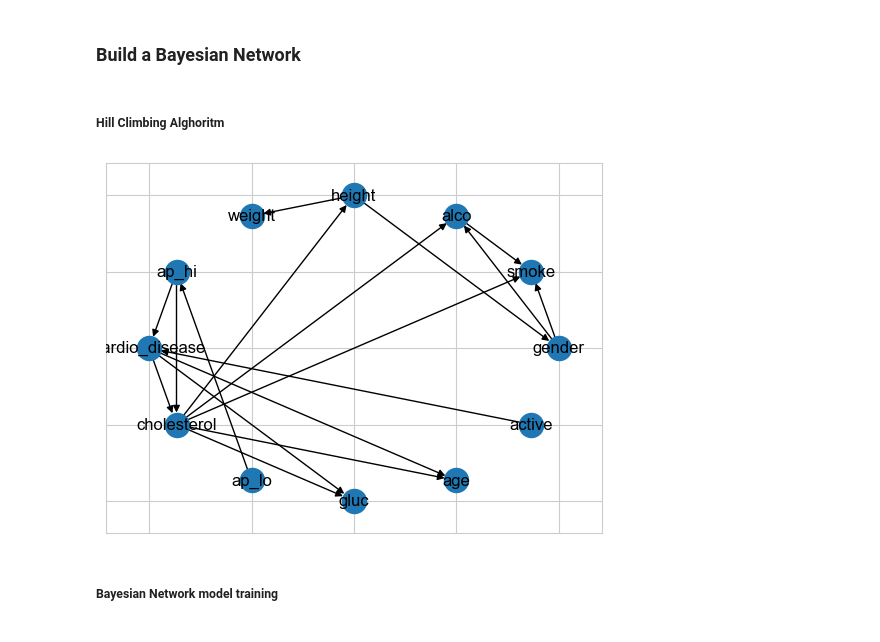
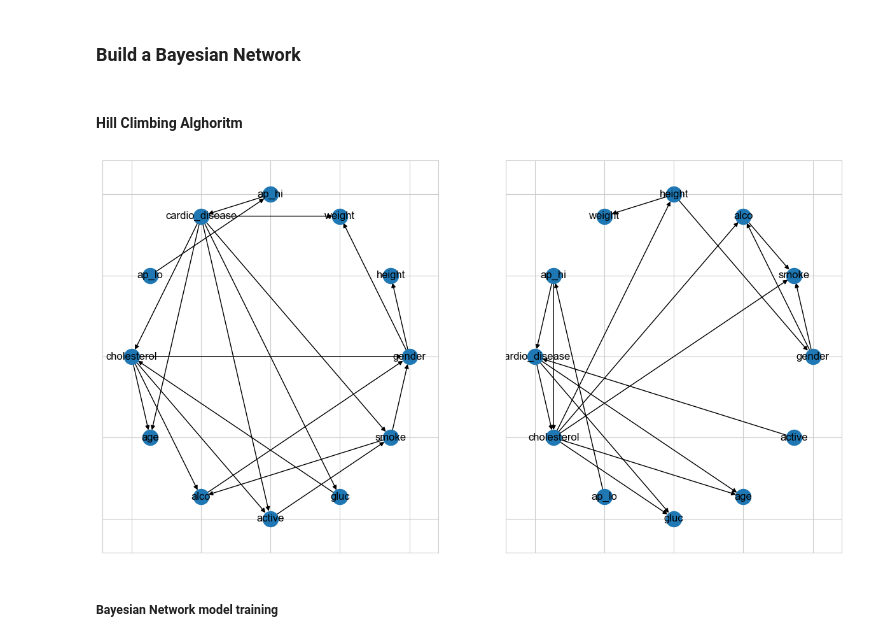
Before and after one commit to wredan/cardiovascular-disease-bayesian-network, a Jupyter notebook: cardiovascular_desease.ipynb, the cells around one changed output. Cells and saved outputs as stored; diff of their text form; code cells hidden in the pictures.

```diff
--- a/cardiovascular_desease.ipynb
+++ b/cardiovascular_desease.ipynb
@@ -249,25 +249,34 @@ for i, col in enumerate(binary_cols + cat_cols):
 # %% [markdown]
 ### Build a Bayesian Network
 # %% [markdown]
-##### Hill Climbing Alghoritm
+#### Hill Climbing Alghoritm
 # %%
 from pgmpy.estimators import HillClimbSearch
 import networkx as nx
 import matplotlib.pyplot as plt
+from pgmpy.estimators import K2Score, BicScore
 
 hc = HillClimbSearch(train_data)
-best_model = hc.estimate(scoring_method="k2score")
+best_model_bic = hc.estimate(scoring_method=BicScore(train_data))
 
-# crea il grafo diretto utilizzando la libreria networkx
-graph = nx.DiGraph()
-graph.add_edges_from(best_model.edges())
+best_model_k2 = hc.estimate(scoring_method="k2score")
+
+# crea i grafi diretti utilizzando la libreria networkx
+fig, axes = plt.subplots(nrows=1, ncols=2, figsize=(15, 8))
+
+graph_bic = nx.DiGraph()
+graph_bic.add_edges_from(best_model_bic.edges())
+
+graph_k2 = nx.DiGraph()
+graph_k2.add_edges_from(best_model_k2.edges())
 
 # disegna il grafo
-pos = nx.circular_layout(graph)
-nx.draw_networkx(graph, pos=pos, with_labels=True)
+nx.draw_networkx(graph_bic, pos=nx.circular_layout(graph_bic), with_labels=True, ax=axes[0])
+nx.draw_networkx(graph_k2, pos=nx.circular_layout(graph_k2), with_labels=True, ax=axes[1])
+
 plt.show()
 # %% [output]
-[figure, old version]
+[figure, new version]
 # %% [markdown]
 ##### Bayesian Network model training
 # %%
```
Also changed, not shown: parts of 12 cells of this notebook.
